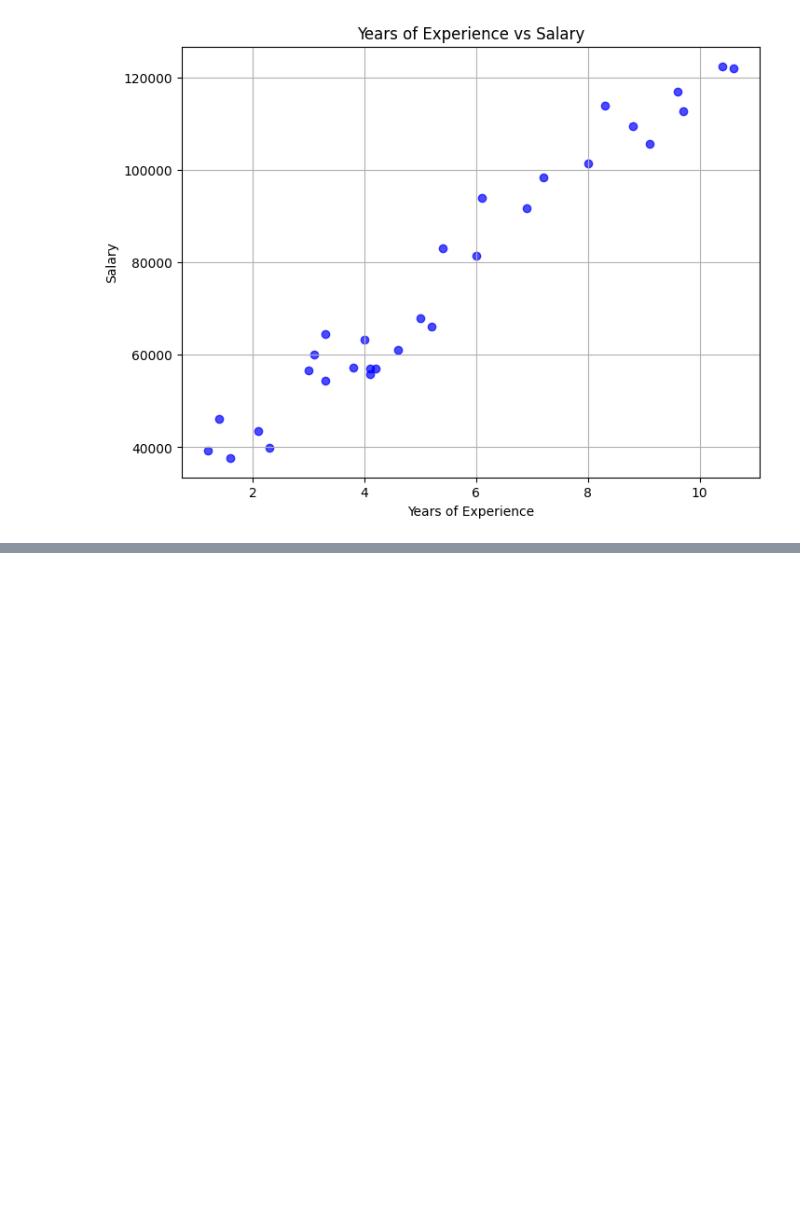
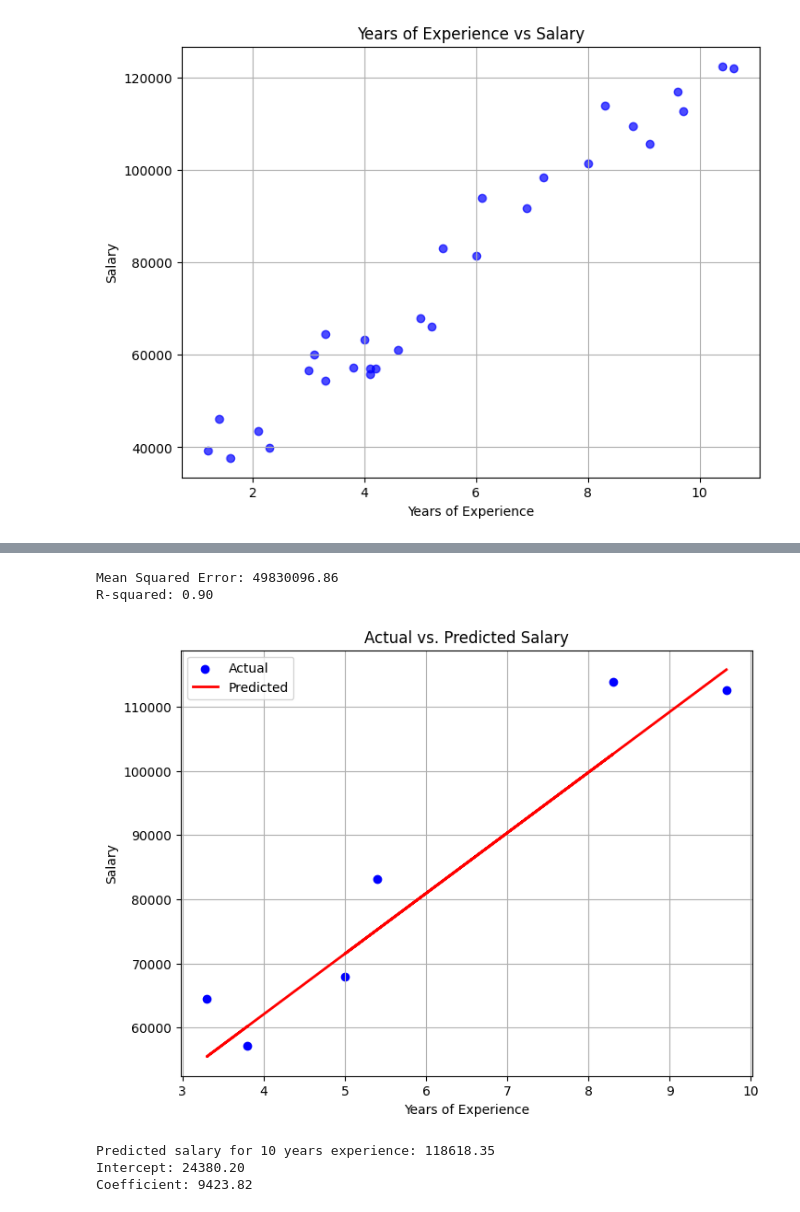
Before and after one commit to ramnps-tech/GoogleMLCrashCourse, a Jupyter notebook: Salary_Dataset_LinearRegression.ipynb, the cells around one changed output, grey strips where cells are left out. Saved outputs shown, nothing was run; the diff lists cells and outputs as text; code cells hidden in the pictures; blank space fills up the shorter version.

```diff
--- a/Salary_Dataset_LinearRegression.ipynb
+++ b/Salary_Dataset_LinearRegression.ipynb
@@ -119,0 +48,53 @@ TypeError: unsupported format string passed to numpy.ndarray.__format__
+# %%
+from sklearn.model_selection import train_test_split
+from sklearn.linear_model import LinearRegression
+from sklearn.metrics import mean_squared_error, r2_score
+
+# Prepare the data
+X = df[['YearsExperience']]  # Features (YearsExperience) - Note the double brackets for a DataFrame
+y = df['Salary']            # Labels (Salary)
+
+# Split data into training and testing sets
+X_train, X_test, y_train, y_test = train_test_split(X, y, test_size=0.2, random_state=42) # 80% train, 20% test
+
+# Create and train the linear regression model
+model = LinearRegression()
+model.fit(X_train, y_train)
+
+# Make predictions on the test set
+y_pred = model.predict(X_test)
+
+# Evaluate the model
+mse = mean_squared_error(y_test, y_pred)
+r2 = r2_score(y_test, y_pred)
+
+print(f"Mean Squared Error: {mse:.2f}")
+print(f"R-squared: {r2:.2f}")
+
+# Visualize the results
+plt.figure(figsize=(8, 6))
+plt.scatter(X_test, y_test, color='blue', label='Actual')
+plt.plot(X_test, y_pred, color='red', linewidth=2, label='Predicted')
+plt.title('Actual vs. Predicted Salary')
+plt.xlabel('Years of Experience')
+plt.ylabel('Salary')
+plt.legend()
+plt.grid(True)
+plt.show()
+# %% [output]
+Mean Squared Error: 49830096.86
+R-squared: 0.90
+[figure, added]
+# %%
+#Example Prediction
+years_experience = np.array([[10]]) # Make sure this is a 2D array for scikit-learn
+predicted_salary = model.predict(years_experience)
+print(f"Predicted salary for 10 years experience: {predicted_salary[0]:.2f}")
+
+#Get the model coefficients
+print(f"Intercept: {model.intercept_:.2f}")
+print(f"Coefficient: {model.coef_[0]:.2f}")
+# %% [output]
+Predicted salary for 10 years experience: 118618.35
+Intercept: 24380.20
+Coefficient: 9423.82
```
Also changed, not shown: parts of 1 cell of this notebook.
